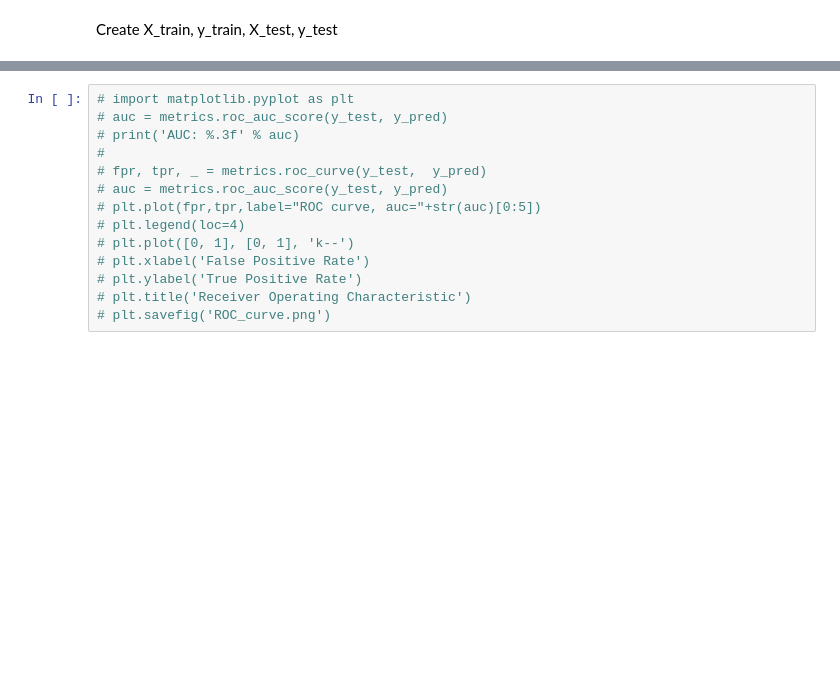
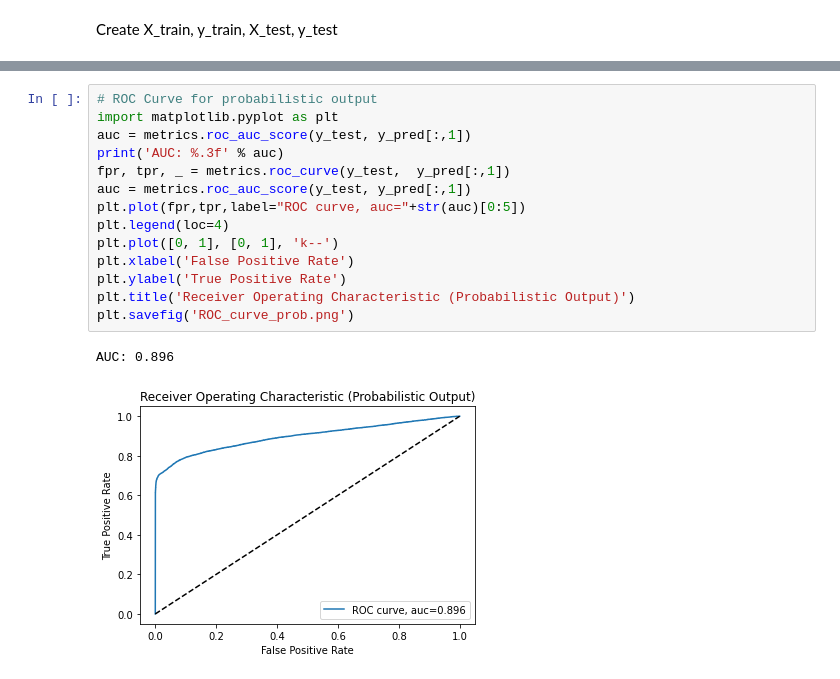
Before and after one commit to AndreaPerera/CISC499, a Jupyter notebook: svm.ipynb, the cells around one changed output, grey strips where cells are left out. Saved outputs shown, nothing was run; the diff lists cells and outputs as text; blank space fills up the shorter version.

```diff
--- a/svm.ipynb
+++ b/svm.ipynb
@@ -122,14 +136,17 @@ true:neg      2650      7856
 # %%
-# import matplotlib.pyplot as plt
-# auc = metrics.roc_auc_score(y_test, y_pred)
-# print('AUC: %.3f' % auc)
-#
-# fpr, tpr, _ = metrics.roc_curve(y_test,  y_pred)
-# auc = metrics.roc_auc_score(y_test, y_pred)
-# plt.plot(fpr,tpr,label="ROC curve, auc="+str(auc)[0:5])
-# plt.legend(loc=4)
-# plt.plot([0, 1], [0, 1], 'k--')
-# plt.xlabel('False Positive Rate')
-# plt.ylabel('True Positive Rate')
-# plt.title('Receiver Operating Characteristic')
-# plt.savefig('ROC_curve.png')
+# ROC Curve for probabilistic output
+import matplotlib.pyplot as plt
+auc = metrics.roc_auc_score(y_test, y_pred[:,1])
+print('AUC: %.3f' % auc)
+fpr, tpr, _ = metrics.roc_curve(y_test,  y_pred[:,1])
+auc = metrics.roc_auc_score(y_test, y_pred[:,1])
+plt.plot(fpr,tpr,label="ROC curve, auc="+str(auc)[0:5])
+plt.legend(loc=4)
+plt.plot([0, 1], [0, 1], 'k--')
+plt.xlabel('False Positive Rate')
+plt.ylabel('True Positive Rate')
+plt.title('Receiver Operating Characteristic (Probabilistic Output)')
+plt.savefig('ROC_curve_prob.png')
+# %% [output]
+AUC: 0.896
+[figure, added]
```
Also changed, not shown: parts of 16 cells of this notebook.
